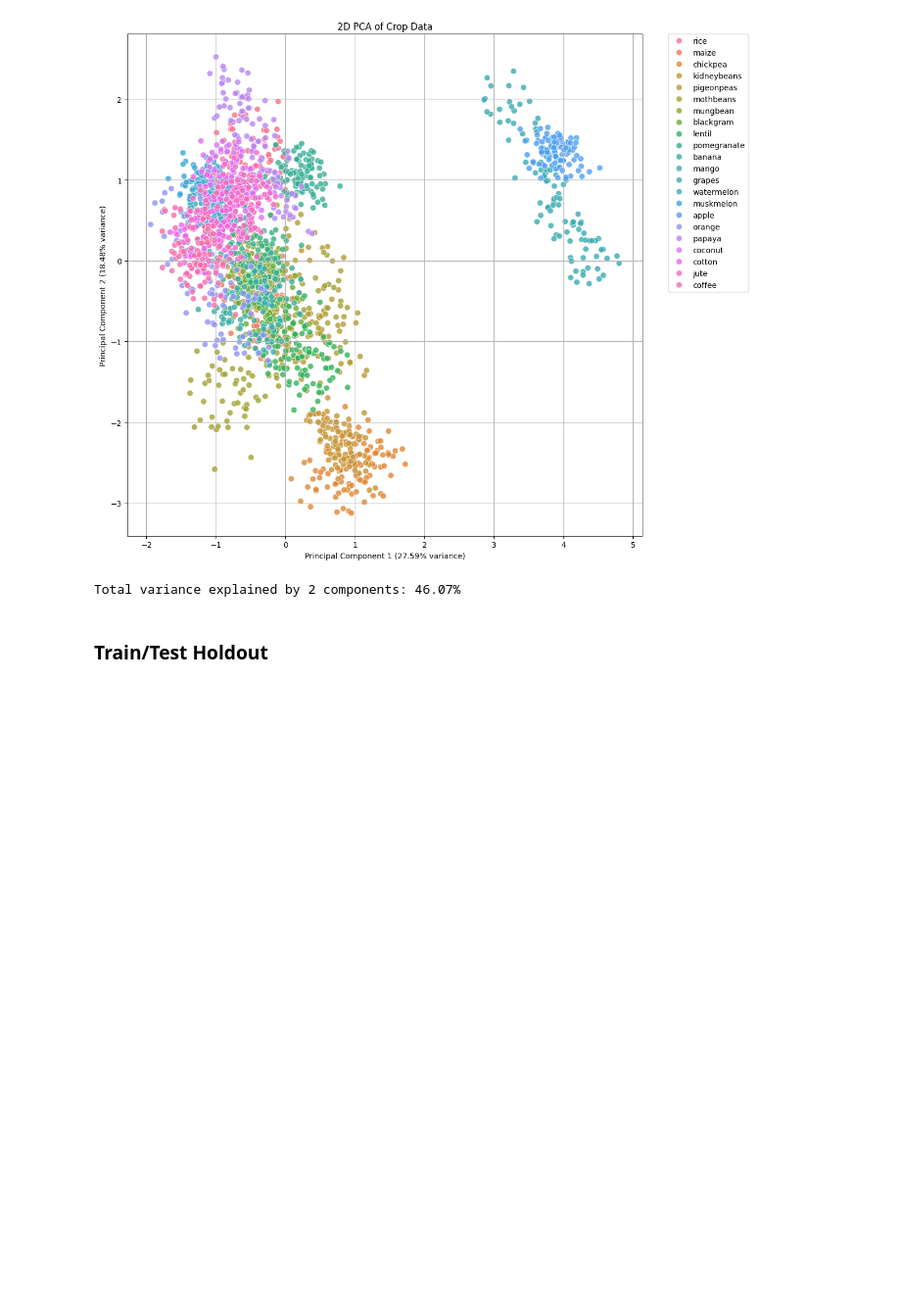
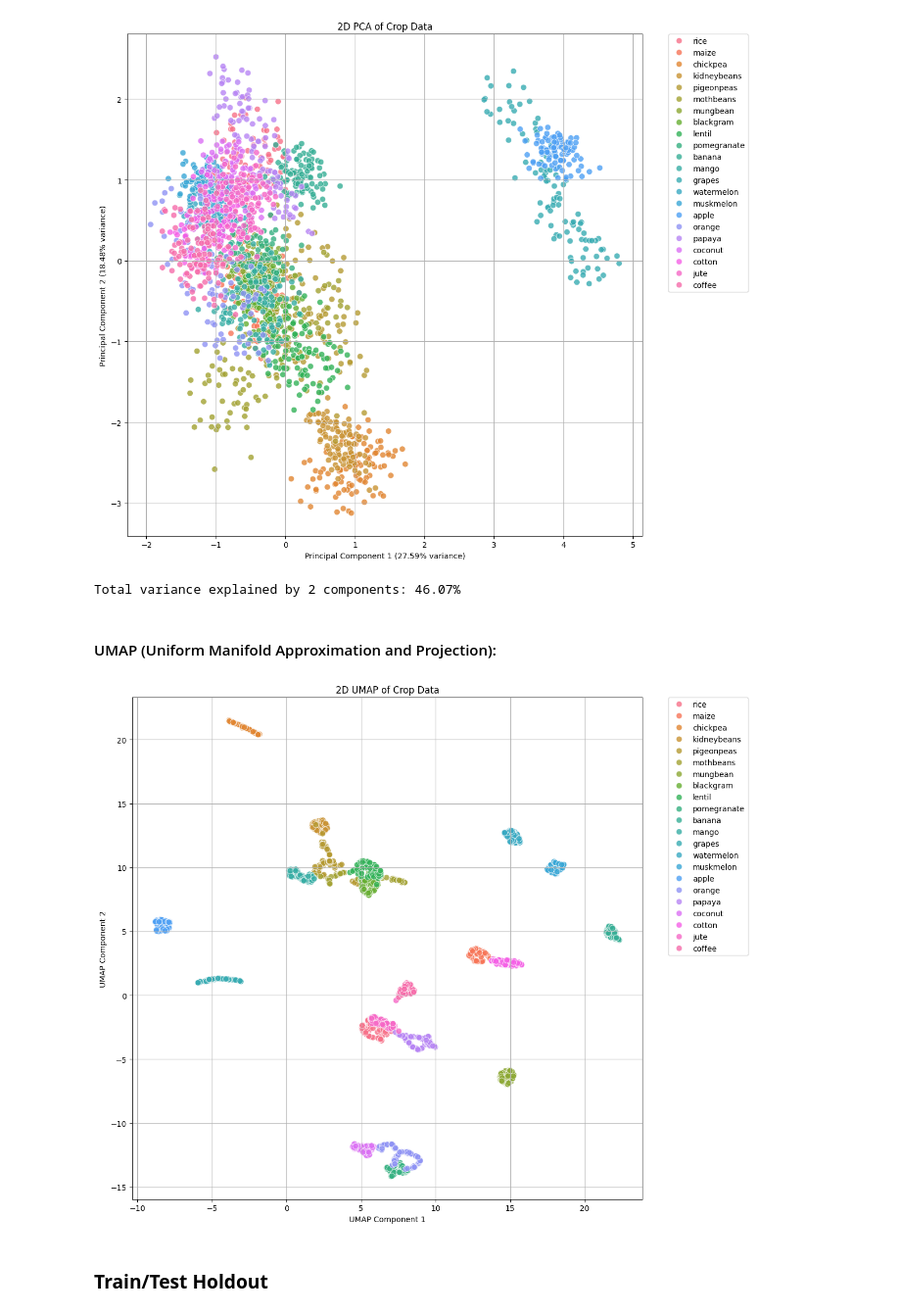
Before and after one commit to francielekreff/crop-recomendation, a Jupyter notebook: crop_recomendation.ipynb, the cells around one changed output. Shown at 98% size. Drawn from its saved outputs; the diff is of its cells as text; code cells hidden in the pictures; blank space fills up the shorter version.

```diff
--- a/crop_recomendation.ipynb
+++ b/crop_recomendation.ipynb
@@ -259,6 +260,39 @@ print(f"Total variance explained by 2 components: {(pca.explained_variance_ratio
 # %% [output]
 [figure]
 Total variance explained by 2 components: 46.07%
+# %% [markdown]
+#### UMAP (Uniform Manifold Approximation and Projection):
+# %%
+# Assuming X_scaled and y are already defined from the PCA section
+# X is the feature data, y is the target labels
+
+# Initialize and apply UMAP
+reducer = umap.UMAP(random_state=42) # Set a random state for reproducibility
+X_umap = reducer.fit_transform(X_scaled)
+
+# Create a DataFrame for plotting
+umap_df = pd.DataFrame(data=X_umap, columns=['UMAP Component 1', 'UMAP Component 2'])
+umap_df['label'] = y.reset_index(drop=True)
+
+# Plot the UMAP components
+plt.figure(figsize=(12, 10))
+sns.scatterplot(
+    x='UMAP Component 1',
+    y='UMAP Component 2',
+    hue='label',
+    data=umap_df,
+    s=60,
+    alpha=0.8
+)
+plt.title('2D UMAP of Crop Data')
+plt.xlabel('UMAP Component 1')
+plt.ylabel('UMAP Component 2')
+plt.legend(bbox_to_anchor=(1.05, 1), loc='upper left', borderaxespad=0.)
+plt.grid(True)
+plt.tight_layout()
+plt.show()
+# %% [output]
+[figure, added]
 # %% [markdown]
 ### **Train/Test Holdout**
 # %%
```
Also changed, not shown: parts of 2 cells of this notebook.
